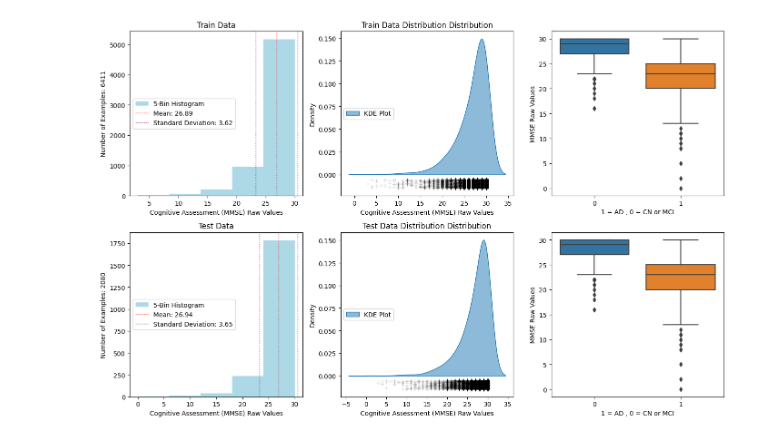
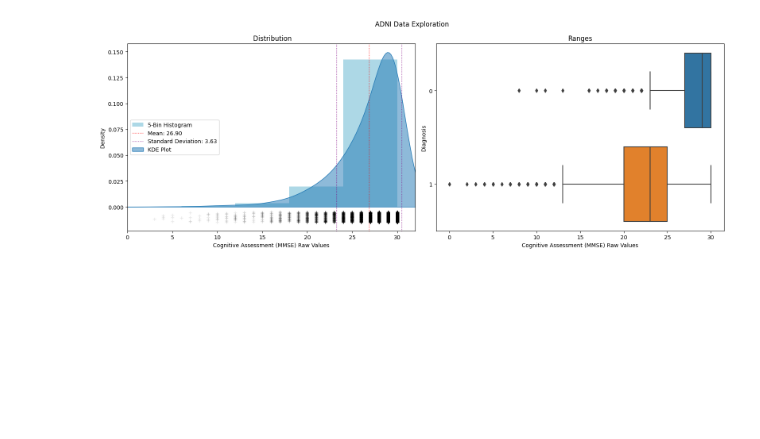
Before and after one commit to pjtoral-trjn/nueroimage-benchmark, a Jupyter notebook: notebook/data_description.ipynb, the cells around one changed output. Cells and saved outputs as stored; diff of their text form; code cells hidden in the pictures; blank space fills up the shorter version.

```diff
--- a/notebook/data_description.ipynb
+++ b/notebook/data_description.ipynb
@@ -39,7 +49,7 @@ def plot_data_details(dataset,title,ax):
     mean = np.mean(dataset)
     median = np.median(dataset.values)
     std_dev = np.std(dataset)
-    ax.hist(dataset, bins=5, color='lightblue', label='5-Bin Histogram')
+    ax.hist(dataset, bins=5, density=True, color='lightblue', label='5-Bin Histogram')
     ax.axvline(mean, color='red', linestyle='dotted', linewidth=1,label=f'Mean: {mean:.2f}')
     # plt.axvline(median, color='green', linestyle='dotted', linewidth=1, label=f'Median: {median:.2f}')
     ax.axvline(mean + std_dev, color='purple', linestyle='dotted', linewidth=1, label=f'Standard Deviation: {std_dev:.2f}')
@@ -51,11 +61,12 @@ def plot_data_details(dataset,title,ax):
     ax.legend(loc="center left")
 # %%
 def plot_data_distribution(dataset,title,ax):
+    size = len(dataset)
     kde_g = KernelDensity(kernel='tophat', bandwidth=0.2)
     kde_g.fit(dataset)
     x_range = np.linspace(dataset.min()-0.3, dataset.max()+0.3, num=size)
     # compute the log-likelihood of each sample
-    log_density = kde.score_samples(dataset_sorted)
+    log_density = kde_g.score_samples(dataset_sorted)
     density = np.exp(log_density)
 
     weights = (2 - density)**2
@@ -67,7 +78,7 @@ def plot_data_distribution(dataset,title,ax):
     # draw KDE curve
     # plt.plot(dataset_sorted, density,color='gray',alpha=0.8,label='Gaussian KDE for Sample Weighting')
     # plt.hist(df_train['MMSE'], bins=5, density=True, alpha=0.5, color='lightblue', label='MMSE 5-Bin Histogram')
-    sns.kdeplot(dataset, bw_method=0.4, label='KDE Plot',alpha=0.5, fill=True,ax=ax)
+    sns.kdeplot(dataset, bw_method=0.4, label='KDE Plot',alpha=0.5, fill=True,ax=ax,color="lightblue")
 
     # plt.axvline(mean, color='red', linestyle='dotted', linewidth=1, ymax=0.5, label=f'Mean: {mean:.2f}')
     # plt.axvline(median, color='green', linestyle='dotted', linewidth=1, ymax=0.5, label=f'Median: {median:.2f}')
@@ -81,21 +92,18 @@ def plot_data_distribution(dataset,title,ax):
     ax.legend(loc="center left")
 # %%
 # Train Data
-fig, axs = plt.subplots(nrows=2, ncols=3, figsize=(14, 9))
-plot_data_details(df_train["MMSE"], "Train Data",axs[0,0])
-plot_data_distribution(df_train[["MMSE"]],"Train Data Distribution",axs[0,1])
-sns.boxplot(data=df_test, x="label", y="MMSE",ax=axs[0,2])
-axs[0,2].set_xlabel("1 = AD , 0 = CN or MCI")
-axs[0,2].set_ylabel("MMSE Raw Values")
+df = pd.concat([df_train, df_test],ignore_index=True).reset_index(drop=True)
 
-
-plot_data_details(df_test["MMSE"], "Test Data",axs[1,0])
-plot_data_distribution(df_test[["MMSE"]],"Test Data Distribution",axs[1,1])
-sns.boxplot(data=df_test, x="label", y="MMSE",ax=axs[1,2])
-axs[1,2].set_xlabel("1 = AD , 0 = CN or MCI")
-axs[1,2].set_ylabel("MMSE Raw Values")
-
+fig, axs = plt.subplots(nrows=1, ncols=2, figsize=(16, 6))
+plot_data_details(df["MMSE"], "",axs[0])
+plot_data_distribution(df[["MMSE"]],"",axs[0])
+sns.boxplot(data=df, x="MMSE", y="label",orient="h", ax=axs[1])
+axs[1].set_ylabel("Diagnosis")
+axs[1].set_xlabel("Cognitive Assessment (MMSE) Raw Values")
+axs[0].set_xlim(0,32)
+axs[1].set_title("Ranges")
+plt.suptitle("ADNI Data Exploration")
 plt.tight_layout()
 plt.show()
 # %% [output]
-[figure, old version]
+[figure, new version]
```
Also changed, not shown: parts of 3 cells of this notebook, 1 other file.
